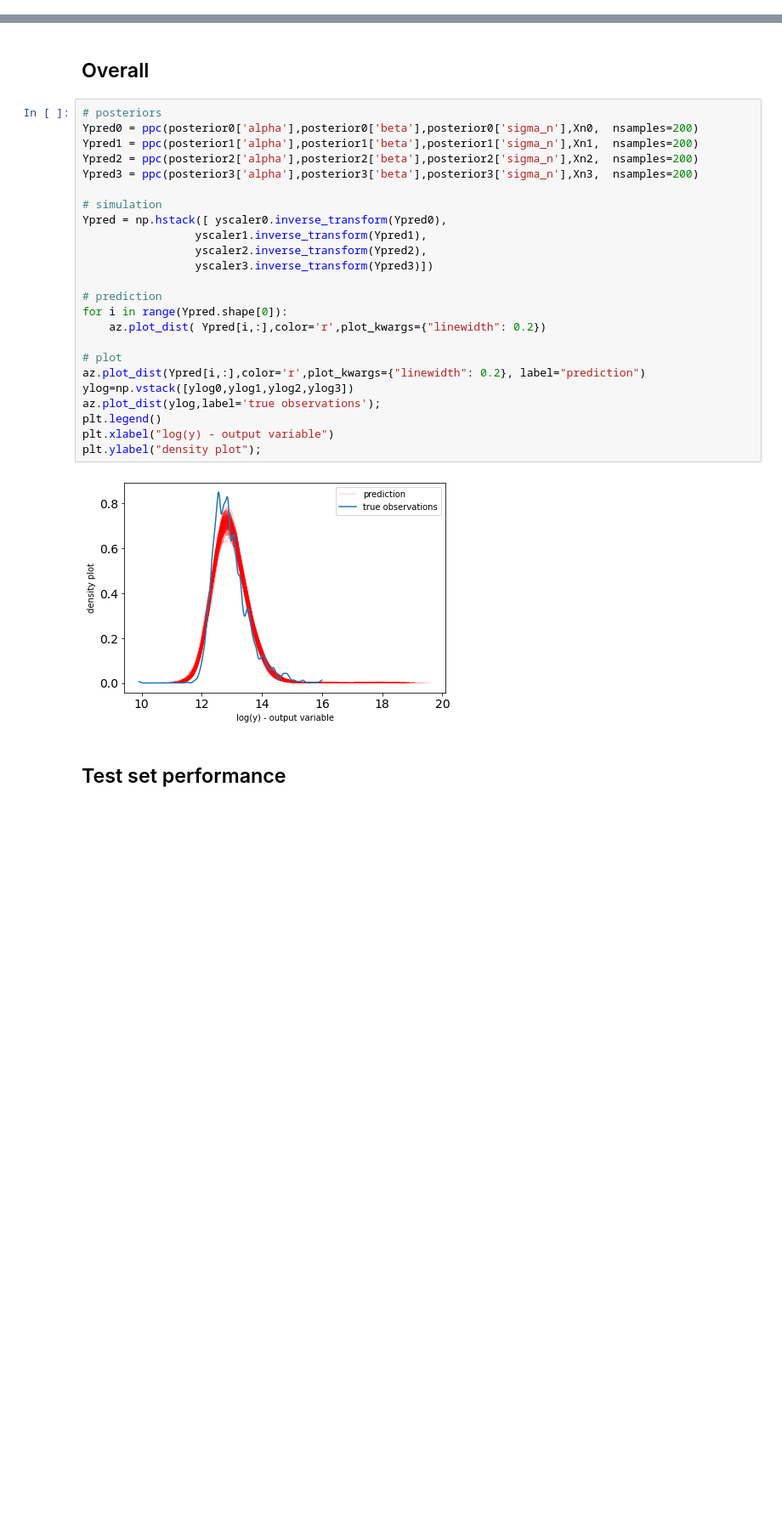
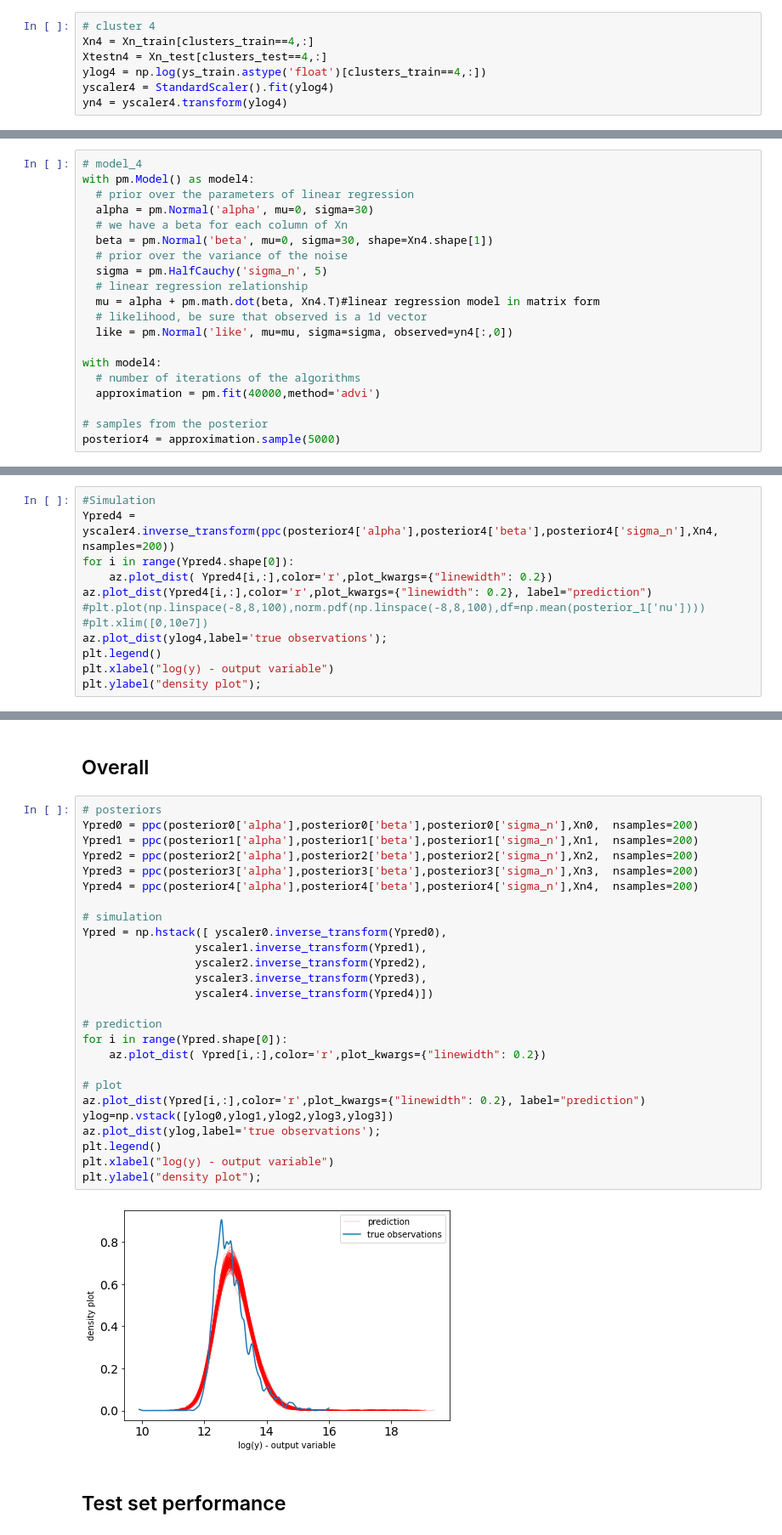
Before and after one commit to mike-scally/ET5003, a Jupyter notebook: ET5003_Etivity2_MikeScally_9312951.ipynb, the cells around one changed output, grey strips where cells are left out. Shown: that part at 85% size. Saved outputs shown, nothing was run; the diff lists cells and outputs as text; blank space fills up the shorter version.

```diff
--- a/ET5003_Etivity2_MikeScally_9312951.ipynb
+++ b/ET5003_Etivity2_MikeScally_9312951.ipynb
@@ -663,6 +661,13 @@ Xtestn3 = Xn_test[clusters_test==3,:]
 ylog3 = np.log(ys_train.astype('float')[clusters_train==3,:])
 yscaler3 = StandardScaler().fit(ylog3)
 yn3 = yscaler3.transform(ylog3)
+# %%
+# cluster 4
+Xn4 = Xn_train[clusters_train==4,:]
+Xtestn4 = Xn_test[clusters_test==4,:]
+ylog4 = np.log(ys_train.astype('float')[clusters_train==4,:])
+yscaler4 = StandardScaler().fit(ylog4)
+yn4 = yscaler4.transform(ylog4)
 # %% [markdown]
 ## Piecewise Model
 # %%
@@ -762,0 +768,20 @@ Finished [100%]: Average Loss = 490.59
+# %%
+# model_4
+with pm.Model() as model4:
+  # prior over the parameters of linear regression
+  alpha = pm.Normal('alpha', mu=0, sigma=30)
+  # we have a beta for each column of Xn
+  beta = pm.Normal('beta', mu=0, sigma=30, shape=Xn4.shape[1])
+  # prior over the variance of the noise
+  sigma = pm.HalfCauchy('sigma_n', 5)
+  # linear regression relationship
+  mu = alpha + pm.math.dot(beta, Xn4.T)#linear regression model in matrix form
+  # likelihood, be sure that observed is a 1d vector
+  like = pm.Normal('like', mu=mu, sigma=sigma, observed=yn4[:,0])
+
+with model4:
+  # number of iterations of the algorithms
+  approximation = pm.fit(40000,method='advi')
+
+# samples from the posterior
+posterior4 = approximation.sample(5000)
@@ -828,0 +859,12 @@ plt.ylabel("density plot");
+# %%
+#Simulation
+Ypred4 = yscaler4.inverse_transform(ppc(posterior4['alpha'],posterior4['beta'],posterior4['sigma_n'],Xn4,  nsamples=200))
+for i in range(Ypred4.shape[0]):
+    az.plot_dist( Ypred4[i,:],color='r',plot_kwargs={"linewidth": 0.2})
+az.plot_dist(Ypred4[i,:],color='r',plot_kwargs={"linewidth": 0.2}, label="prediction")
+#plt.plot(np.linspace(-8,8,100),norm.pdf(np.linspace(-8,8,100),df=np.mean(posterior_1['nu'])))
+#plt.xlim([0,10e7])
+az.plot_dist(ylog4,label='true observations');
+plt.legend()
+plt.xlabel("log(y) - output variable")
+plt.ylabel("density plot");
@@ -831,29 +875,31 @@ plt.ylabel("density plot");
 # %%
 # posteriors
 Ypred0 = ppc(posterior0['alpha'],posterior0['beta'],posterior0['sigma_n'],Xn0,  nsamples=200)
 Ypred1 = ppc(posterior1['alpha'],posterior1['beta'],posterior1['sigma_n'],Xn1,  nsamples=200)
 Ypred2 = ppc(posterior2['alpha'],posterior2['beta'],posterior2['sigma_n'],Xn2,  nsamples=200)
 Ypred3 = ppc(posterior3['alpha'],posterior3['beta'],posterior3['sigma_n'],Xn3,  nsamples=200)
+Ypred4 = ppc(posterior4['alpha'],posterior4['beta'],posterior4['sigma_n'],Xn4,  nsamples=200)
 
 # simulation
 Ypred = np.hstack([ yscaler0.inverse_transform(Ypred0),
                  yscaler1.inverse_transform(Ypred1),
                  yscaler2.inverse_transform(Ypred2),
-                 yscaler3.inverse_transform(Ypred3)])
+                 yscaler3.inverse_transform(Ypred3),
+                 yscaler4.inverse_transform(Ypred4)])
 
 # prediction
 for i in range(Ypred.shape[0]):
     az.plot_dist( Ypred[i,:],color='r',plot_kwargs={"linewidth": 0.2})
 
 # plot
 az.plot_dist(Ypred[i,:],color='r',plot_kwargs={"linewidth": 0.2}, label="prediction")
-ylog=np.vstack([ylog0,ylog1,ylog2,ylog3])
+ylog=np.vstack([ylog0,ylog1,ylog2,ylog3,ylog3])
 az.plot_dist(ylog,label='true observations');
 plt.legend()
 plt.xlabel("log(y) - output variable")
 plt.ylabel("density plot");
 # %% [output]
-[figure, old version]
+[figure, new version]
 # %% [markdown]
 ## Test set performance
 # %%
```
Also changed, not shown: parts of 21 cells of this notebook.
